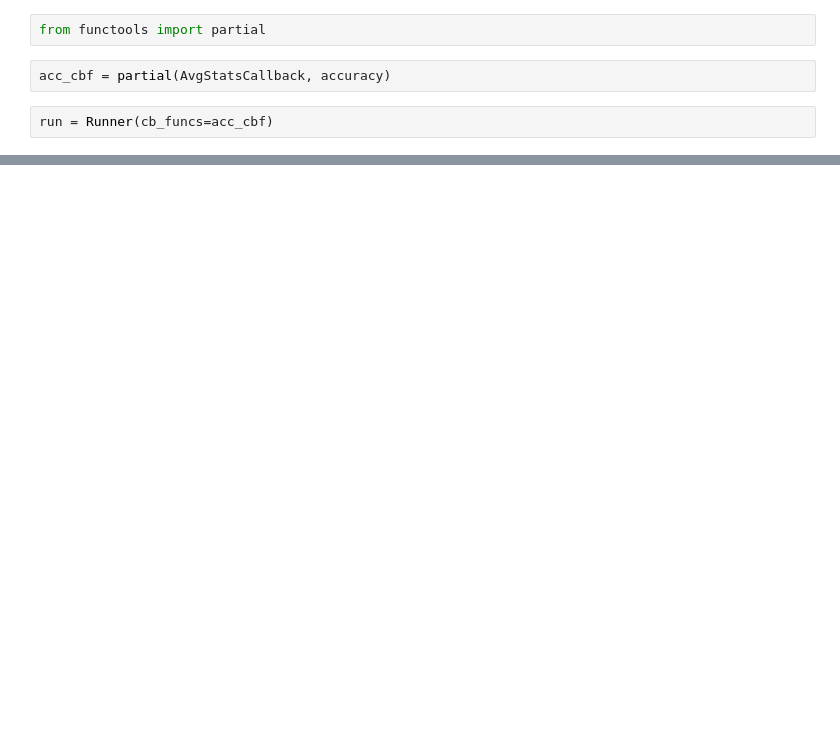
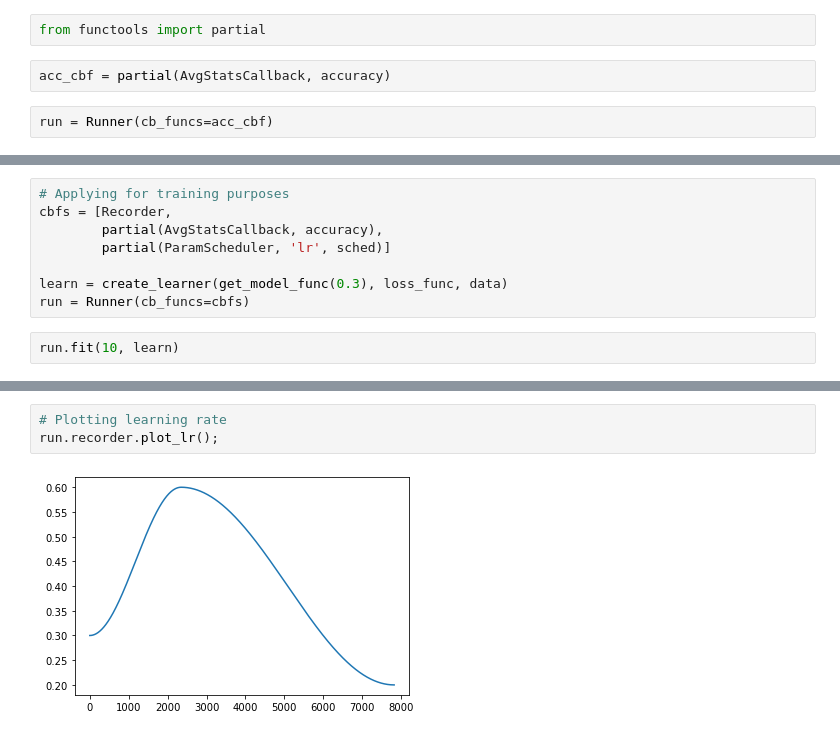
Before and after one commit to bachaudhry/fastai_test_implement, a Jupyter notebook: pytorch_NN_mechanics/Callbacks_runner_annealing.ipynb, the cells around one changed output, grey strips where cells are left out. Cells and saved outputs as stored; diff of their text form; blank space fills up the shorter version.

```diff
--- a/pytorch_NN_mechanics/Callbacks_runner_annealing.ipynb
+++ b/pytorch_NN_mechanics/Callbacks_runner_annealing.ipynb
@@ -460,0 +628,10 @@ run.avg_stats.valid_stats.avg_stats
+# %%
+# Applying for training purposes
+cbfs = [Recorder,
+        partial(AvgStatsCallback, accuracy),
+        partial(ParamScheduler, 'lr', sched)]
+
+learn = create_learner(get_model_func(0.3), loss_func, data)
+run = Runner(cb_funcs=cbfs)
+# %%
+run.fit(10, learn)
@@ -460,0 +659,5 @@ run.avg_stats.valid_stats.avg_stats
+# %%
+# Plotting learning rate
+run.recorder.plot_lr();
+# %% [output]
+[figure, added]
```
Also changed, not shown: parts of 33 cells of this notebook.
